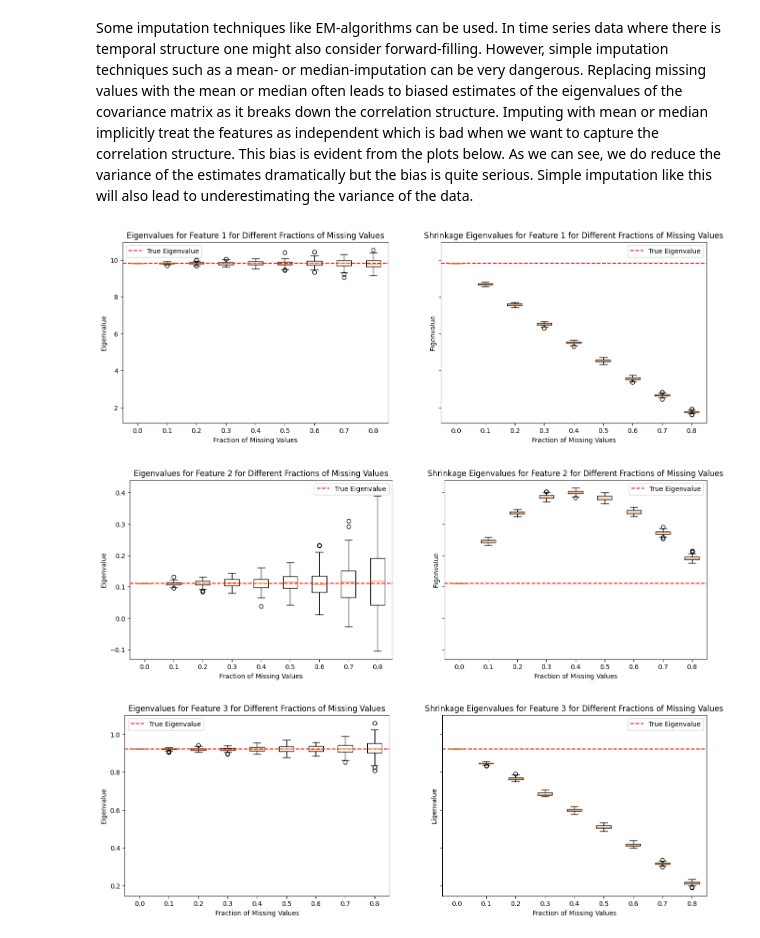
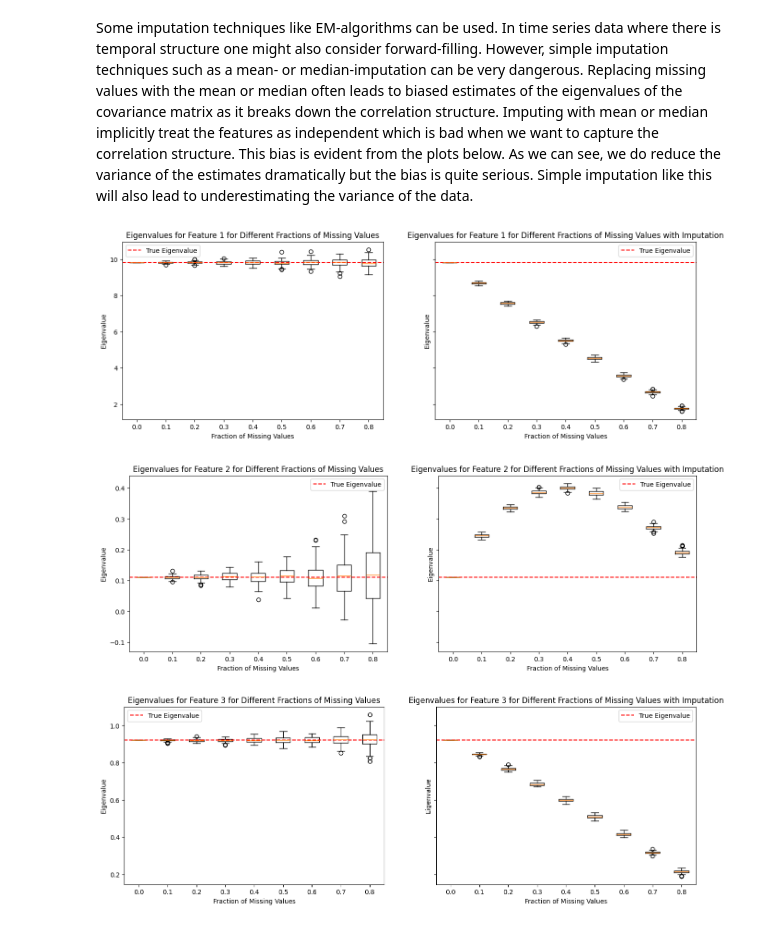
Before and after one commit to Sondringsen/data-science, a Jupyter notebook: negative_eigenvalues/empirical_eigenvalues.ipynb, the cells around one changed output. Saved outputs shown, nothing was run; the diff lists cells and outputs as text; code cells hidden in the pictures.

Commit message:
small changes to empirical eigenvalues

```diff
--- a/negative_eigenvalues/empirical_eigenvalues.ipynb
+++ b/negative_eigenvalues/empirical_eigenvalues.ipynb
@@ -144,7 +147,7 @@ def bootstrap_eigenvalues(
 
             if np.any(eigenvalues < 0):
                 na_fraction_when_negative.append(na_frac)
-                removed_fraction_when_negative.append(df.dropna().size/df.size)
+                removed_fraction_when_negative.append(1-df.dropna().size/df.size)
 
             eigenvalues_na_fraction.append(eigenvalues)
 
@@ -309,24 +314,24 @@ Some imputation techniques like EM-algorithms can be used. In time series data w
 # %%
 eigenvalues_samples_X1_imputed, _, _ = bootstrap_eigenvalues(X1, imputation=True, imputation_method="mean")
 
 for i in range(X.shape[0]):
     fig, axs = plt.subplots(1, 2, figsize=(16, 5), sharey=True)
     axs[0].boxplot(eigenvalues_samples_X1[i], tick_labels=tick_labels)
     axs[1].boxplot(eigenvalues_samples_X1_imputed[i], tick_labels=tick_labels)
     axs[0].axhline(y=true_eigenvalues_X1[i], color='r', linestyle='--', label='True Eigenvalue')
     axs[1].axhline(y=true_eigenvalues_X1[i], color='r', linestyle='--', label='True Eigenvalue')
     axs[0].set_title(f'Eigenvalues for Feature {i+1} for Different Fractions of Missing Values')
-    axs[1].set_title(f'Shrinkage Eigenvalues for Feature {i+1} for Different Fractions of Missing Values')
+    axs[1].set_title(f'Eigenvalues for Feature {i+1} for Different Fractions of Missing Values with Imputation')
     axs[0].set_xlabel('Fraction of Missing Values')
     axs[1].set_xlabel('Fraction of Missing Values')
     axs[0].set_ylabel('Eigenvalue')
     axs[1].set_ylabel('Eigenvalue')
     axs[0].legend()
     axs[1].legend()
     plt.show()
 # %% [output]
-[figure, old version]
+[figure, new version]
-[figure, old version]
+[figure, new version]
-[figure, old version]
+[figure, new version]
 # %% [markdown]
 ## Conclusion
```
Also changed, not shown: parts of 7 cells of this notebook.
